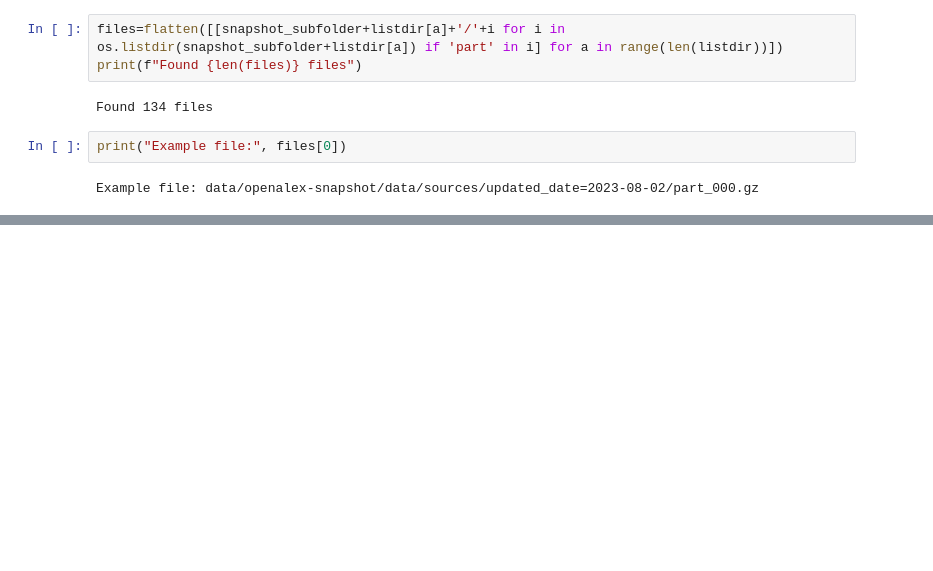
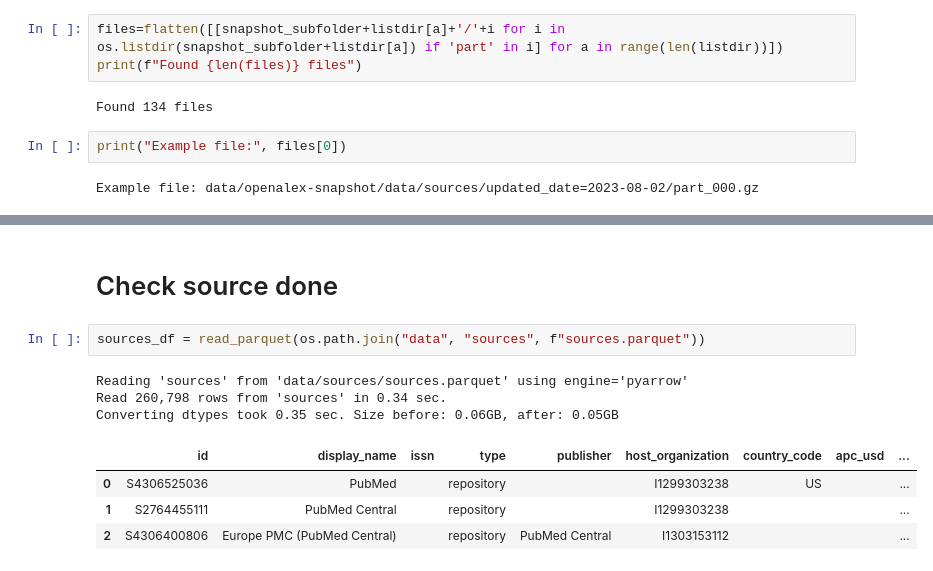
Before and after one commit to gabriele-di-bona/OpenAlex-Dataset-Creation, a Jupyter notebook: notebooks/5_2_create_sources.ipynb, the cells around one changed output, grey strips where cells are left out. Cells and saved outputs as stored; diff of their text form; blank space fills up the shorter version.

```diff
--- a/notebooks/5_2_create_sources.ipynb
+++ b/notebooks/5_2_create_sources.ipynb
@@ -96,3 +116,15 @@ for gzfile in tqdm(files):
             if len(lines) > 1000:
                 lines = flush_buffer(lines, destination_csv_folder)
 lines = flush_buffer(lines, destination_csv_folder)
+# %% [markdown]
+# Check source done
+# %%
+sources_df = read_parquet(os.path.join("data", "sources", f"sources.parquet"))
+# %% [output]
+Reading 'sources' from 'data/sources/sources.parquet' using engine='pyarrow'
+Read 260,798 rows from 'sources' in 0.34 sec.
+Converting dtypes took 0.35 sec. Size before: 0.06GB, after: 0.05GB
+|  | id | display_name | issn | type | publisher | host_organization | country_code | apc_usd | ... |
+| 0 | S4306525036 | PubMed |  | repository |  | I1299303238 | US |  | ... |
+| 1 | S2764455111 | PubMed Central |  | repository |  | I1299303238 |  |  | ... |
+| 2 | S4306400806 | Europe PMC (PubMed Central) |  | repository | PubMed Central | I1303153112 |  |  | ... |
```
Also changed, not shown: parts of 10 cells of this notebook.
